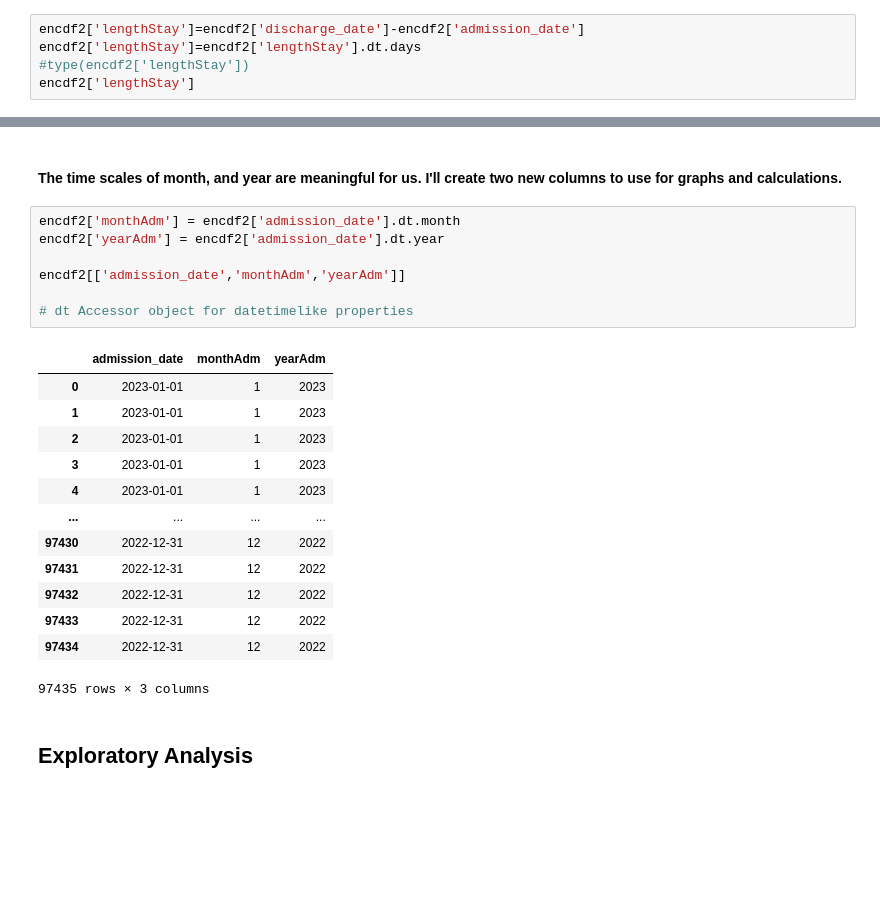
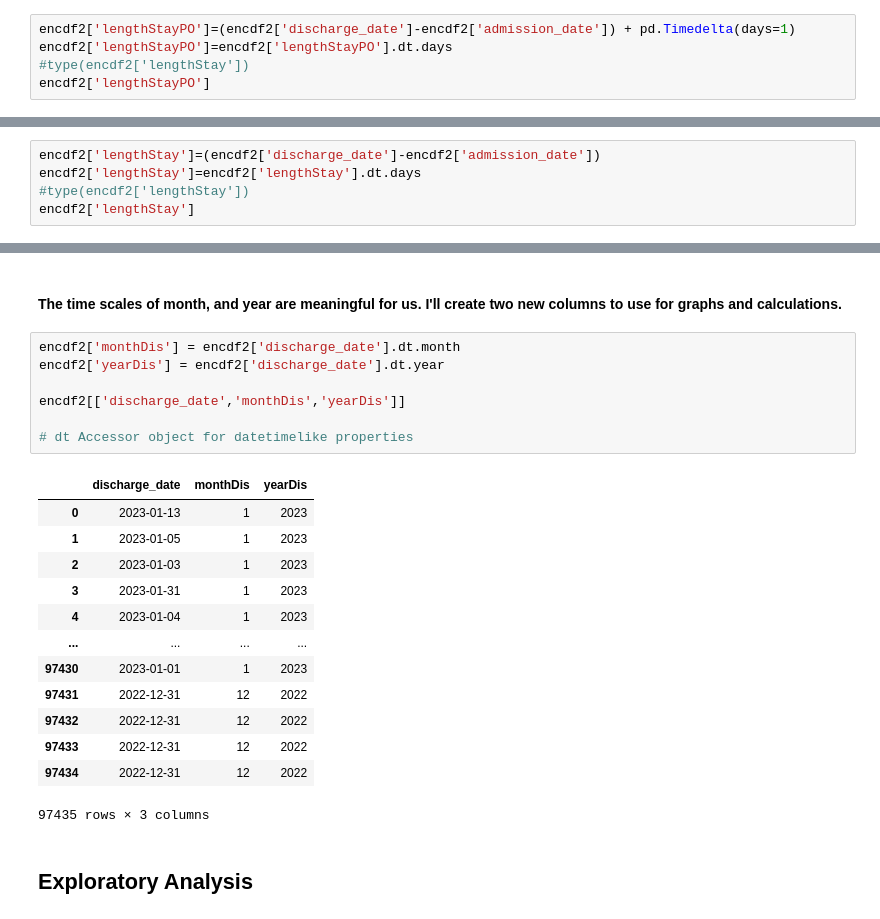
Before and after one commit to alyssaCrawfordAK/HospitalEncounter, a Jupyter notebook: HospitalEncounterAnalysis.ipynb, the cells around one changed output, grey strips where cells are left out. Cells and saved outputs as stored; diff of their text form; blank space fills up the shorter version.

```diff
--- a/HospitalEncounterAnalysis.ipynb
+++ b/HospitalEncounterAnalysis.ipynb
@@ -140,8 +140,8 @@ encdf2[['admission_date','discharge_date']]
 # %% [markdown]
 ### Now, we calculate the length of stay. We will create a new column in the dataframe.
 # %%
-encdf2['lengthStay']=encdf2['discharge_date']-encdf2['admission_date']
-encdf2['lengthStay']=encdf2['lengthStay'].dt.days
+encdf2['lengthStayPO']=(encdf2['discharge_date']-encdf2['admission_date']) + pd.Timedelta(days=1)
+encdf2['lengthStayPO']=encdf2['lengthStayPO'].dt.days
 #type(encdf2['lengthStay'])
-encdf2['lengthStay']
+encdf2['lengthStayPO']
 # %% [output]
@@ -159,0 +160,5 @@ Name: lengthStay, Length: 97435, dtype: int64
+# %%
+encdf2['lengthStay']=(encdf2['discharge_date']-encdf2['admission_date'])
+encdf2['lengthStay']=encdf2['lengthStay'].dt.days
+#type(encdf2['lengthStay'])
+encdf2['lengthStay']
@@ -160,21 +178,21 @@ Name: lengthStay, Length: 97435, dtype: int64
 # %% [markdown]
 #### The time scales of month, and year are meaningful for us. I'll create two new columns to use for graphs and calculations.
 # %%
-encdf2['monthAdm'] = encdf2['admission_date'].dt.month
-encdf2['yearAdm'] = encdf2['admission_date'].dt.year
+encdf2['monthDis'] = encdf2['discharge_date'].dt.month
+encdf2['yearDis'] = encdf2['discharge_date'].dt.year
 
-encdf2[['admission_date','monthAdm','yearAdm']]
+encdf2[['discharge_date','monthDis','yearDis']]
 
 # dt Accessor object for datetimelike properties
 # %% [output]
-|  | admission_date | monthAdm | yearAdm |
-| 0 | 2023-01-01 | 1 | 2023 |
-| 1 | 2023-01-01 | 1 | 2023 |
-| 2 | 2023-01-01 | 1 | 2023 |
-| 3 | 2023-01-01 | 1 | 2023 |
-| 4 | 2023-01-01 | 1 | 2023 |
+|  | discharge_date | monthDis | yearDis |
+| 0 | 2023-01-13 | 1 | 2023 |
+| 1 | 2023-01-05 | 1 | 2023 |
+| 2 | 2023-01-03 | 1 | 2023 |
+| 3 | 2023-01-31 | 1 | 2023 |
+| 4 | 2023-01-04 | 1 | 2023 |
 | ... | ... | ... | ... |
-| 97430 | 2022-12-31 | 12 | 2022 |
+| 97430 | 2023-01-01 | 1 | 2023 |
 | 97431 | 2022-12-31 | 12 | 2022 |
 | 97432 | 2022-12-31 | 12 | 2022 |
 | 97433 | 2022-12-31 | 12 | 2022 |
```
Also changed, not shown: parts of 51 cells of this notebook.
